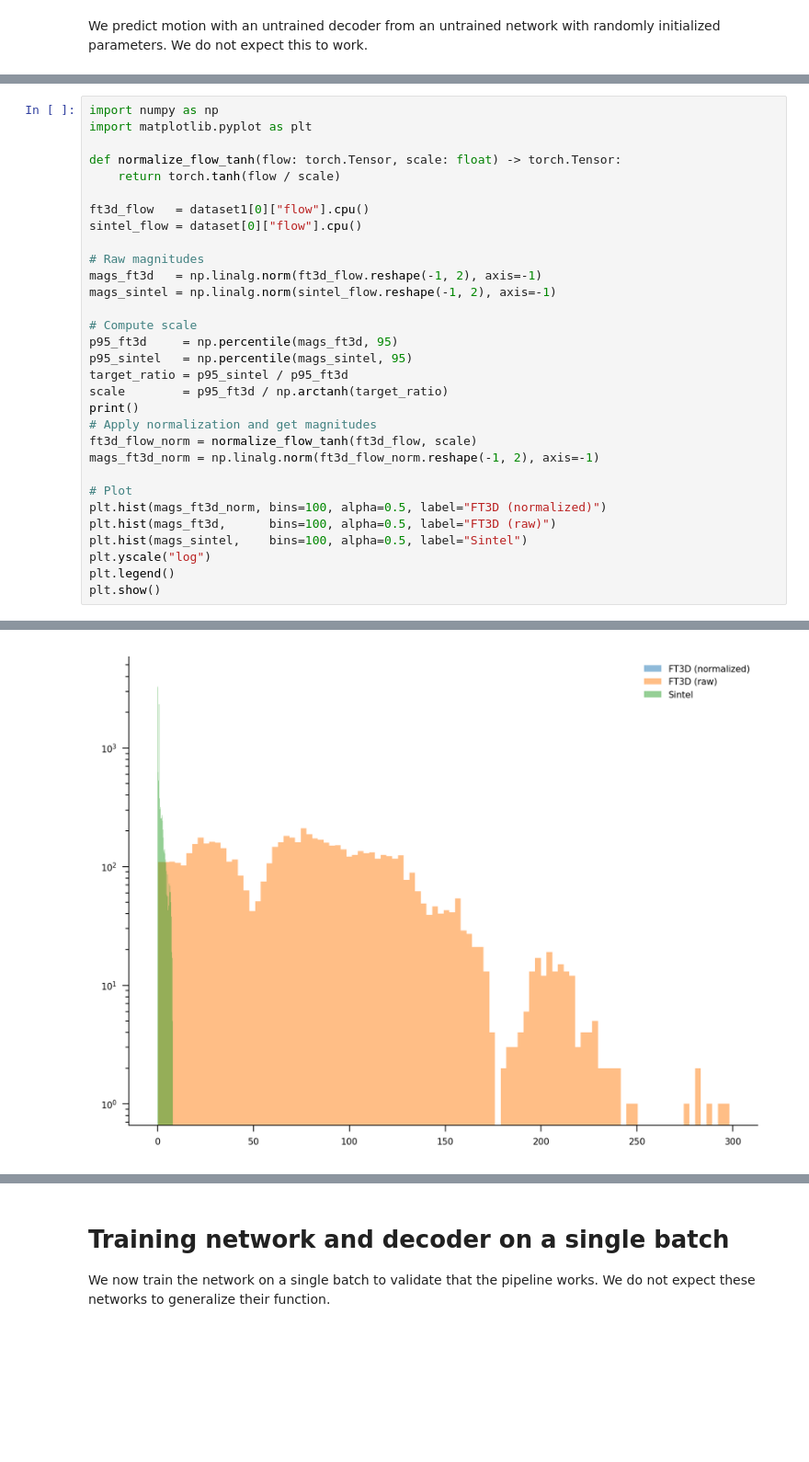
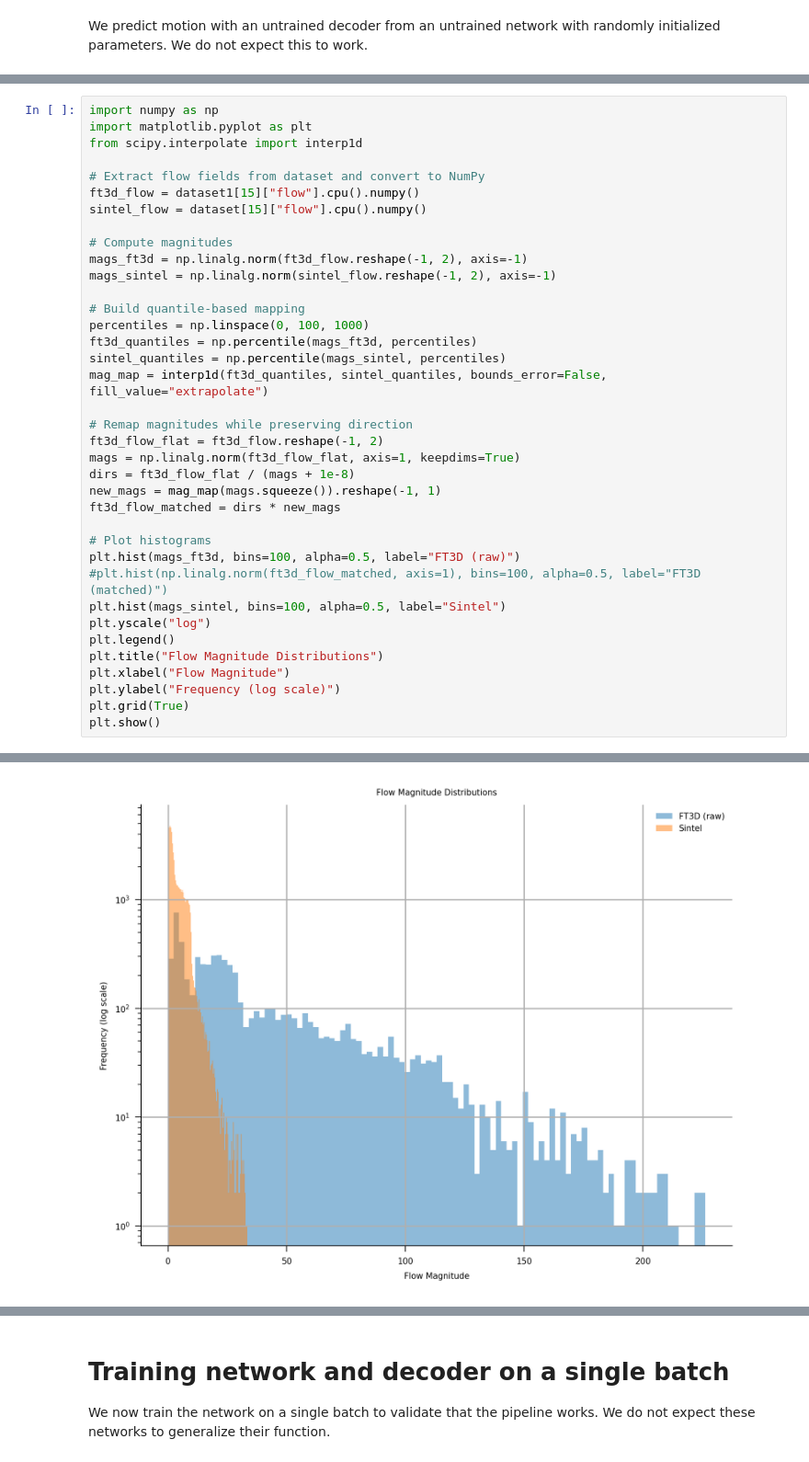
Before and after one commit to greenfire0/flyvis, a Jupyter notebook: examples/mc/02_flyvision_optic_flow_task.ipynb, the cells around one changed output, grey strips where cells are left out. Shown at 92% size. Drawn from its saved outputs; the diff is of its cells as text; blank space fills up the shorter version.

```diff
--- a/examples/mc/02_flyvision_optic_flow_task.ipynb
+++ b/examples/mc/02_flyvision_optic_flow_task.ipynb
@@ -457,32 +505,38 @@ animation.animate_in_notebook()
 # %%
 import numpy as np
 import matplotlib.pyplot as plt
+from scipy.interpolate import interp1d
 
-def normalize_flow_tanh(flow: torch.Tensor, scale: float) -> torch.Tensor:
-    return torch.tanh(flow / scale)
+# Extract flow fields from dataset and convert to NumPy
+ft3d_flow = dataset1[15]["flow"].cpu().numpy()
+sintel_flow = dataset[15]["flow"].cpu().numpy()
 
-ft3d_flow   = dataset1[0]["flow"].cpu()
-sintel_flow = dataset[0]["flow"].cpu()
-
-# Raw magnitudes
-mags_ft3d   = np.linalg.norm(ft3d_flow.reshape(-1, 2), axis=-1)
+# Compute magnitudes
+mags_ft3d = np.linalg.norm(ft3d_flow.reshape(-1, 2), axis=-1)
 mags_sintel = np.linalg.norm(sintel_flow.reshape(-1, 2), axis=-1)
 
-# Compute scale
-p95_ft3d     = np.percentile(mags_ft3d, 95)
-p95_sintel   = np.percentile(mags_sintel, 95)
-target_ratio = p95_sintel / p95_ft3d
-scale        = p95_ft3d / np.arctanh(target_ratio)
-print()
-# Apply normalization and get magnitudes
-ft3d_flow_norm = normalize_flow_tanh(ft3d_flow, scale)
-mags_ft3d_norm = np.linalg.norm(ft3d_flow_norm.reshape(-1, 2), axis=-1)
+# Build quantile-based mapping
+percentiles = np.linspace(0, 100, 1000)
+ft3d_quantiles = np.percentile(mags_ft3d, percentiles)
+sintel_quantiles = np.percentile(mags_sintel, percentiles)
+mag_map = interp1d(ft3d_quantiles, sintel_quantiles, bounds_error=False, fill_value="extrapolate")
 
-# Plot
-plt.hist(mags_ft3d_norm, bins=100, alpha=0.5, label="FT3D (normalized)")
-plt.hist(mags_ft3d,      bins=100, alpha=0.5, label="FT3D (raw)")
-plt.hist(mags_sintel,    bins=100, alpha=0.5, label="Sintel")
+# Remap magnitudes while preserving direction
+ft3d_flow_flat = ft3d_flow.reshape(-1, 2)
+mags = np.linalg.norm(ft3d_flow_flat, axis=1, keepdims=True)
+dirs = ft3d_flow_flat / (mags + 1e-8)
+new_mags = mag_map(mags.squeeze()).reshape(-1, 1)
+ft3d_flow_matched = dirs * new_mags
+
+# Plot histograms
+plt.hist(mags_ft3d, bins=100, alpha=0.5, label="FT3D (raw)")
+#plt.hist(np.linalg.norm(ft3d_flow_matched, axis=1), bins=100, alpha=0.5, label="FT3D (matched)")
+plt.hist(mags_sintel, bins=100, alpha=0.5, label="Sintel")
 plt.yscale("log")
 plt.legend()
+plt.title("Flow Magnitude Distributions")
+plt.xlabel("Flow Magnitude")
+plt.ylabel("Frequency (log scale)")
+plt.grid(True)
 plt.show()
 # %% [output]
@@ -490 +543 @@ plt.show()
-[figure, old version]
+[figure, new version]
```
Also changed, not shown: parts of 50 cells of this notebook, 2 other files.
